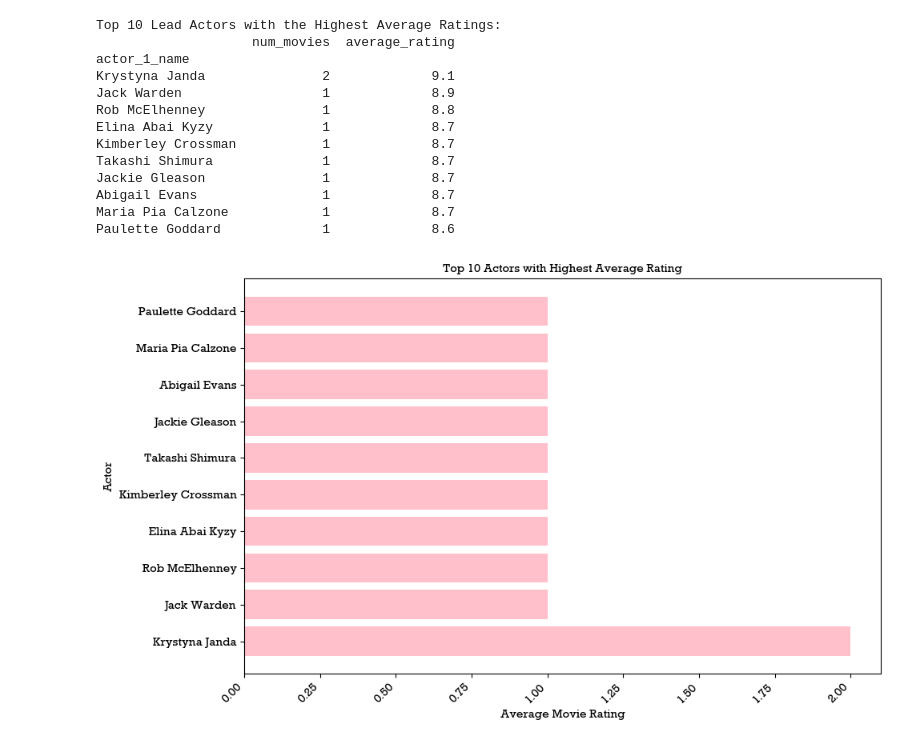
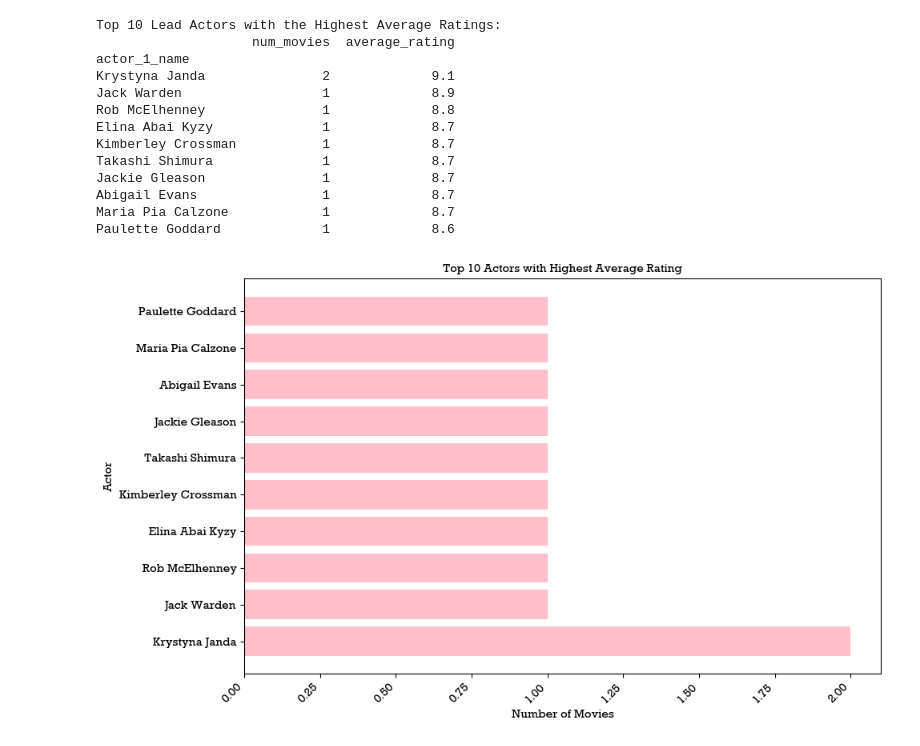
Before and after one commit to XueYiLu/Project-4, a Jupyter notebook: Cleaned_data/IrisVisualizations.ipynb, the cells around one changed output. Cells and saved outputs as stored; diff of their text form; code cells hidden in the pictures.

```diff
--- a/Cleaned_data/IrisVisualizations.ipynb
+++ b/Cleaned_data/IrisVisualizations.ipynb
@@ -373,16 +373,16 @@ Paulette Goddard             1             8.6
 # %%
 # Filter the top 10 actors with the highest ratings
 top_rated_actors = actor_stats_byrating.head(10)
 
 # Plot the bar graph
 plt.figure(figsize=(10, 6))
 plt.barh(top_rated_actors.index, top_rated_actors['num_movies'], color='pink')
 plt.title('Top 10 Actors with Highest Average Rating', font = 'RockWell')
-plt.xlabel('Average Movie Rating', font = 'RockWell')
+plt.xlabel('Number of Movies', font = 'RockWell')
 plt.ylabel('Actor', font = 'RockWell')
 plt.xticks(rotation=45, ha='right', font = 'RockWell')
 plt.yticks(font = 'RockWell')
 plt.tight_layout()
 plt.show()
 # %% [output]
-[figure, old version]
+[figure, new version]
```
Also changed, not shown: parts of 9 cells of this notebook.
